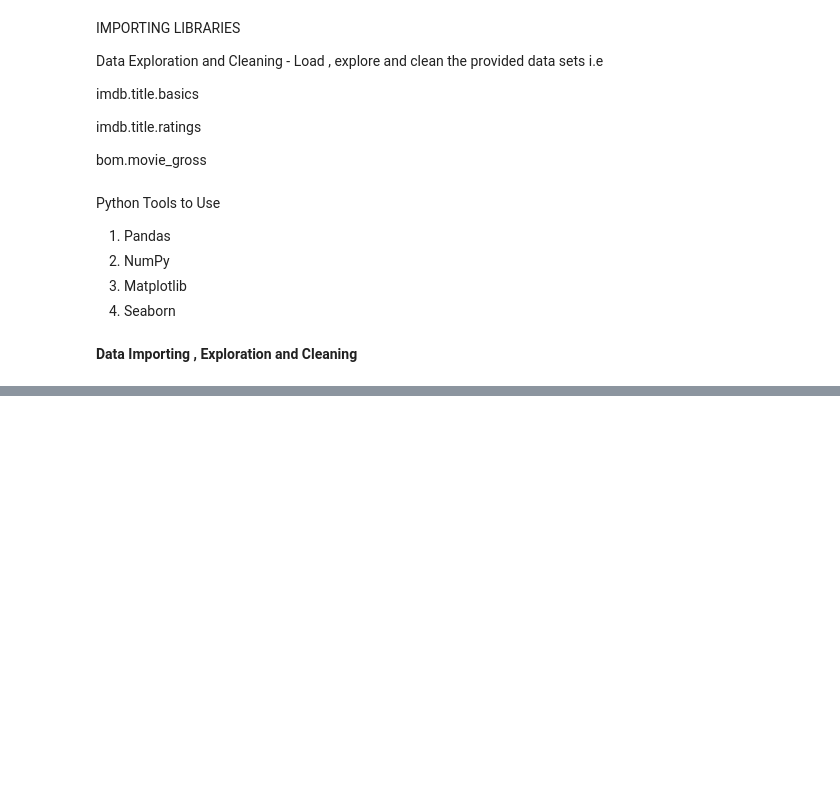
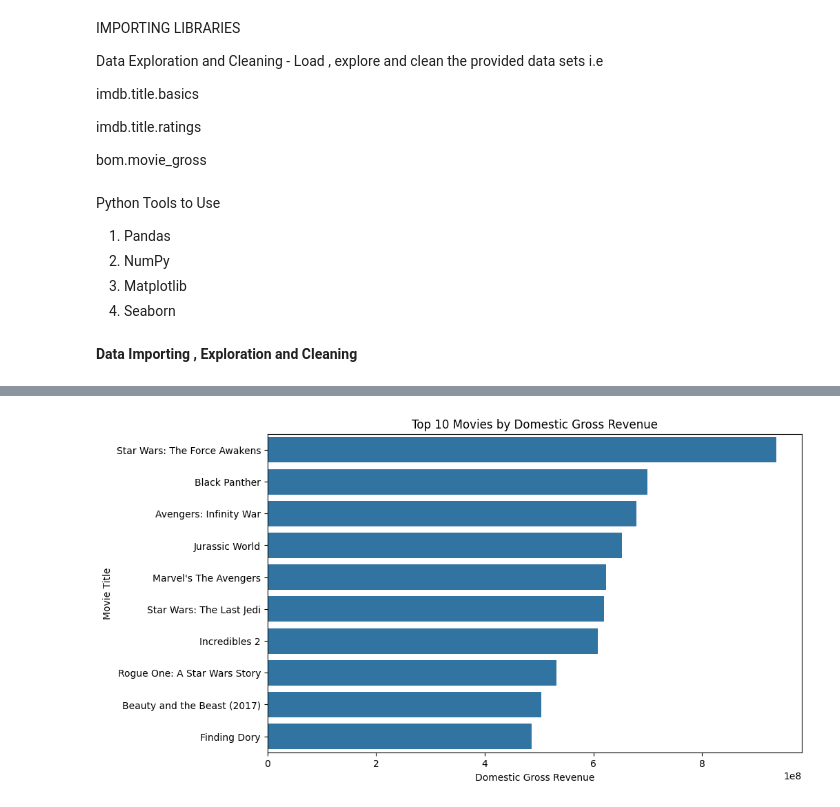
Before and after one commit to Lilian624/Microsoft-Movies-Project-1, a Jupyter notebook: student.ipynb, the cells around one changed output, grey strips where cells are left out. Cells and saved outputs as stored; diff of their text form; code cells hidden in the pictures; blank space fills up the shorter version.

```diff
--- a/student.ipynb
+++ b/student.ipynb
@@ -54,0 +101,3 @@ movie_gross = pd.read_csv('/content/bom.movie_gross.csv')
+# %%
+#Dropping null rows i.e row Unnamed: 6 & Unnamed: 5
+movie_gross.drop(['Unnamed: 6'], axis = 1, inplace = True)
@@ -54,0 +122,6 @@ movie_gross = pd.read_csv('/content/bom.movie_gross.csv')
+# %%
+#Since we do not want lose any data as much as some of their column data is missing we need to replace the null values with 0
+#Here is the code to replace null with 0
+movie_gross.fillna(0, inplace=True)
+# Verify no missing values anymore
+print(movie_gross.isnull().sum())
@@ -54,0 +149,11 @@ movie_gross = pd.read_csv('/content/bom.movie_gross.csv')
+# %%
+#plot a graph visualizing the top 10 movies versus their gross revenue (which is both domestic plus foreign)
+top_10_domestic = movie_gross.nlargest(10, 'domestic_gross')
+plt.figure(figsize=(10, 6))
+sns.barplot(data=top_10_domestic, x='domestic_gross', y='title')
+plt.title('Top 10 Movies by Domestic Gross Revenue')
+plt.xlabel('Domestic Gross Revenue')
+plt.ylabel('Movie Title')
+plt.show()
+# %% [output]
+[figure, added]
```
Also changed, not shown: parts of 13 cells of this notebook.
